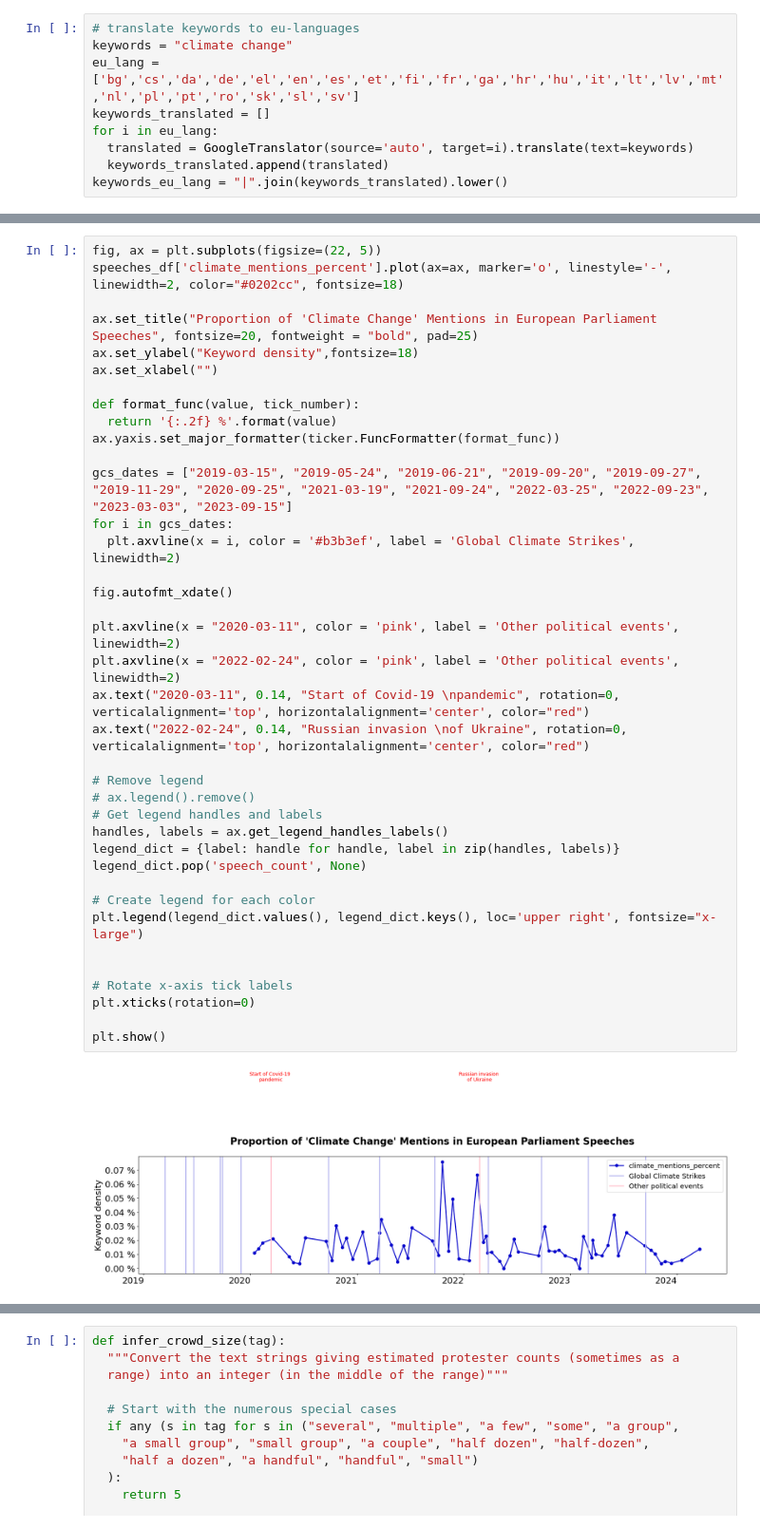
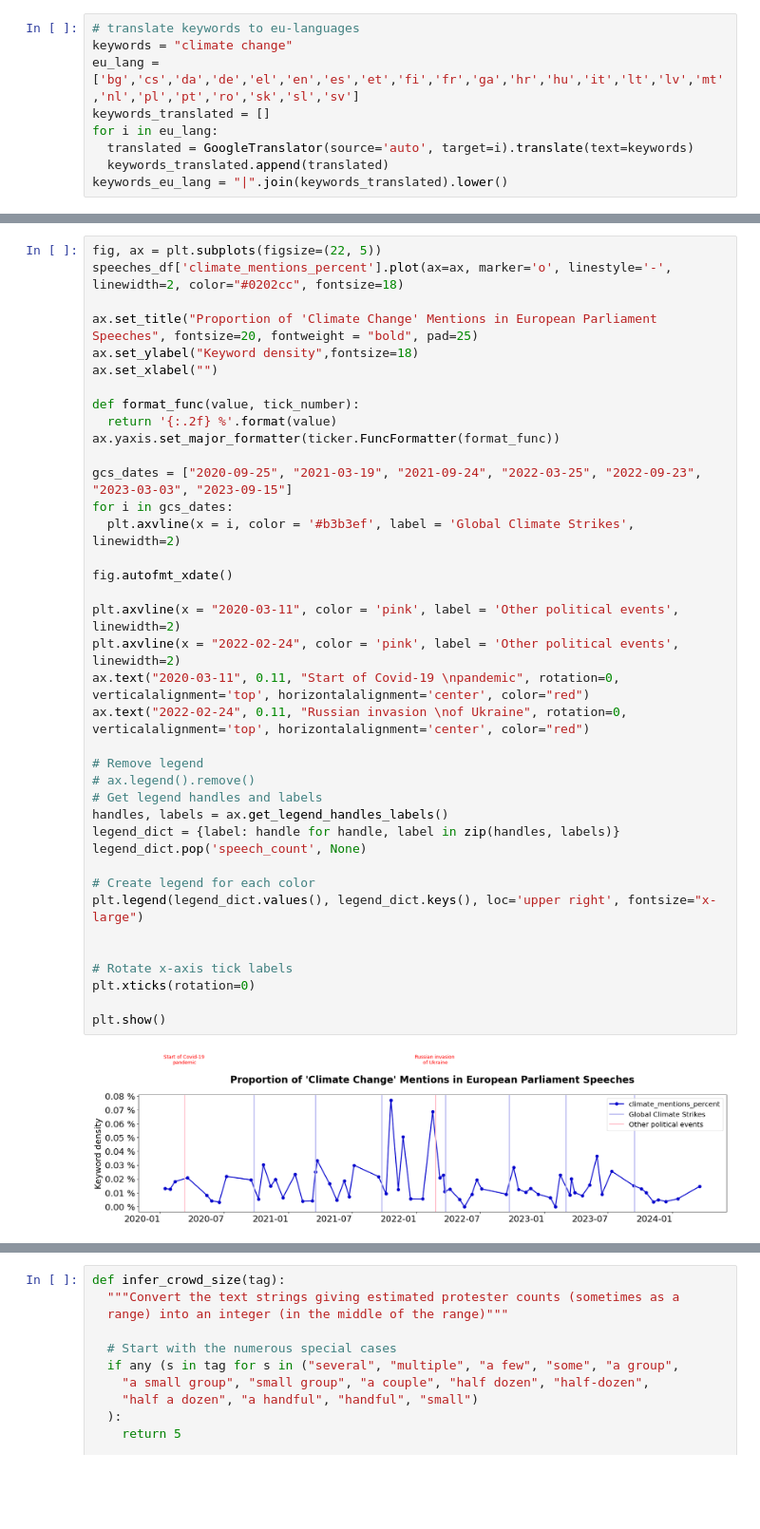
Before and after one commit to Arepo/climate_protest_modelling, a Jupyter notebook: Climate protest modelling.ipynb, the cells around one changed output, grey strips where cells are left out. Shown at 95% size. Drawn from its saved outputs; the diff is of its cells as text; blank space fills up the shorter version.

```diff
--- a/Climate protest modelling.ipynb
+++ b/Climate protest modelling.ipynb
@@ -132,34 +160,34 @@ ax.set_ylabel("Keyword density",fontsize=18)
 ax.set_xlabel("")
 
 def format_func(value, tick_number):
   return '{:.2f} %'.format(value)
 ax.yaxis.set_major_formatter(ticker.FuncFormatter(format_func))
 
-gcs_dates = ["2019-03-15", "2019-05-24", "2019-06-21", "2019-09-20", "2019-09-27", "2019-11-29", "2020-09-25", "2021-03-19", "2021-09-24", "2022-03-25", "2022-09-23", "2023-03-03", "2023-09-15"]
+gcs_dates = ["2020-09-25", "2021-03-19", "2021-09-24", "2022-03-25", "2022-09-23", "2023-03-03", "2023-09-15"]
 for i in gcs_dates:
   plt.axvline(x = i, color = '#b3b3ef', label = 'Global Climate Strikes', linewidth=2)
 
 fig.autofmt_xdate()
 
 plt.axvline(x = "2020-03-11", color = 'pink', label = 'Other political events', linewidth=2)
 plt.axvline(x = "2022-02-24", color = 'pink', label = 'Other political events', linewidth=2)
-ax.text("2020-03-11", 0.14, "Start of Covid-19 \npandemic", rotation=0, verticalalignment='top', horizontalalignment='center', color="red")
-ax.text("2022-02-24", 0.14, "Russian invasion \nof Ukraine", rotation=0, verticalalignment='top', horizontalalignment='center', color="red")
+ax.text("2020-03-11", 0.11, "Start of Covid-19 \npandemic", rotation=0, verticalalignment='top', horizontalalignment='center', color="red")
+ax.text("2022-02-24", 0.11, "Russian invasion \nof Ukraine", rotation=0, verticalalignment='top', horizontalalignment='center', color="red")
 
 # Remove legend
 # ax.legend().remove()
 # Get legend handles and labels
 handles, labels = ax.get_legend_handles_labels()
 legend_dict = {label: handle for handle, label in zip(handles, labels)}
 legend_dict.pop('speech_count', None)
 
 # Create legend for each color
 plt.legend(legend_dict.values(), legend_dict.keys(), loc='upper right', fontsize="x-large")
 
 
 # Rotate x-axis tick labels
 plt.xticks(rotation=0)
 
 plt.show()
 # %% [output]
-[figure, old version]
+[figure, new version]
```
Also changed, not shown: parts of 74 cells of this notebook.
